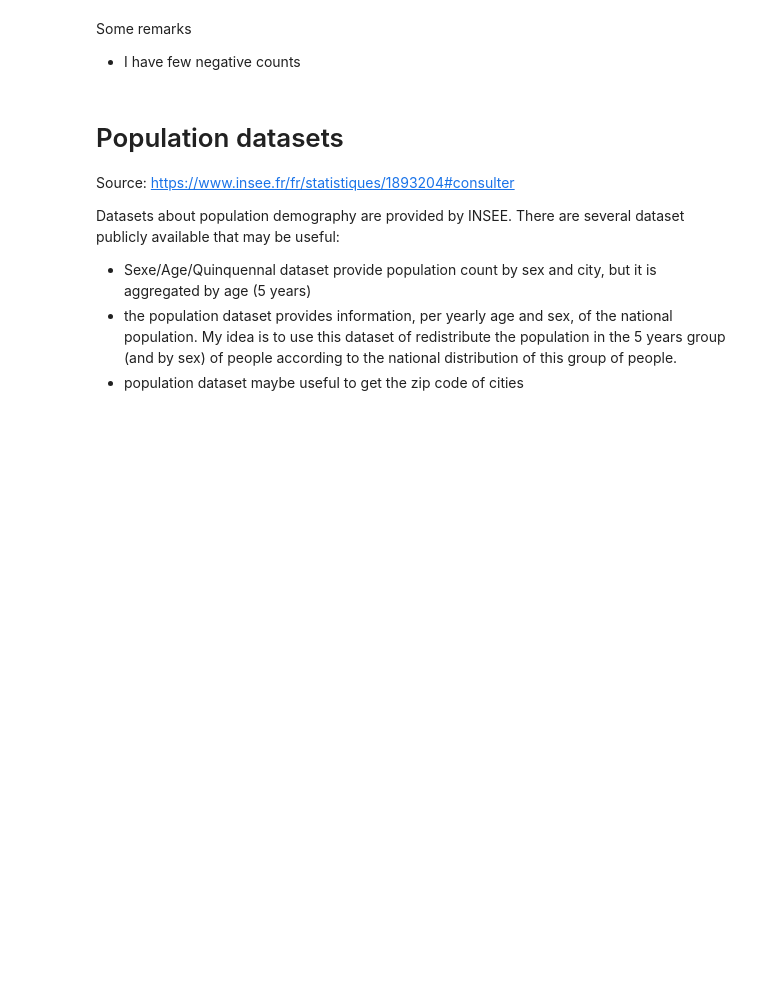
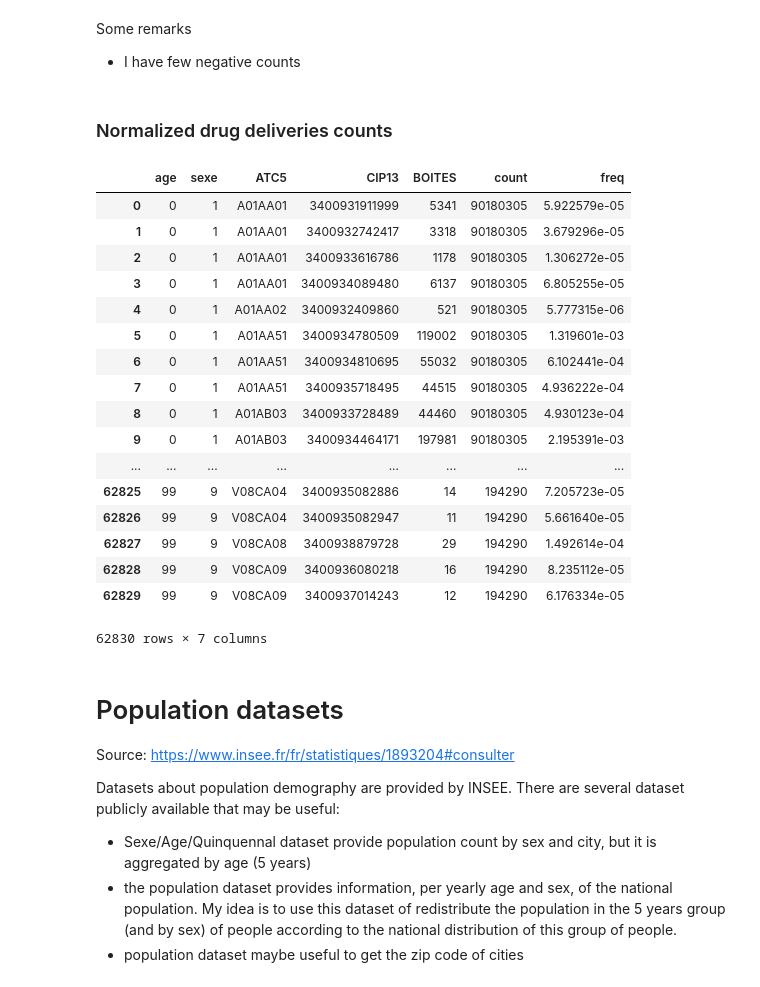
Before and after one commit to tguyet/medtrajectory_datagen, a Jupyter notebook: Data_Analysis/Public_Data_Explo.ipynb, the cells around one changed output. Cells and saved outputs as stored; diff of their text form; code cells hidden in the pictures; blank space fills up the shorter version.

```diff
--- a/Data_Analysis/Public_Data_Explo.ipynb
+++ b/Data_Analysis/Public_Data_Explo.ipynb
@@ -105,8 +105,8 @@ except:
     pass
 
 ## The following lines keep only the meaningful dimensions
-df=data.groupby(["age","sexe","ATC5","CIP13"]).agg({"BOITES":["sum"]}) #compute a group object
-df = df.reset_index() #transform the group object into a dataframe
-df.columns = df.columns.get_level_values(0)
-print("Number of lines: %d"%len(df))
+drugs=data.groupby(["age","sexe","ATC5","CIP13"]).agg({"BOITES":["sum"]}) #compute a group object
+drugs = drugs.reset_index() #transform the group object into a dataframe
+drugs.columns = drugs.columns.get_level_values(0)
+print("Number of lines: %d"%len(drugs))
 # %% [output]
@@ -136,6 +136,41 @@ df.sort_values( by=["BOITES"], ascending=False )
 # %% [markdown]
 Some remarks
 - I have few negative counts
+# %% [markdown]
+### Normalized drug deliveries counts
+# %%
+# Remove negative counts
+drugs=drugs[drugs['BOITES']>0]
+
+#Evaluated the totals of drug deliveries per age and per sex
+drugcounts=drugs.groupby(["age","sexe"]).agg({"BOITES":["sum"]})
+drugcounts = drugcounts.reset_index() #transform the group object into a dataframe
+drugcounts.columns = drugcounts.columns.get_level_values(0)
+drugcounts.rename( columns={'BOITES':'count'}, inplace=True)
+# %%
+# We now compute the frequency of the deliveries for each drug per group of sex and age
+drug_freq=pd.merge(drugs,drugcounts,how='left', on=['age','sexe'])
+drug_freq['freq']=drug_freq['BOITES']/drug_freq['count']
+drug_freq
+# %% [output]
+|  | age | sexe | ATC5 | CIP13 | BOITES | count | freq |
+| 0 | 0 | 1 | A01AA01 | 3400931911999 | 5341 | 90180305 | 5.922579e-05 |
+| 1 | 0 | 1 | A01AA01 | 3400932742417 | 3318 | 90180305 | 3.679296e-05 |
+| 2 | 0 | 1 | A01AA01 | 3400933616786 | 1178 | 90180305 | 1.306272e-05 |
+| 3 | 0 | 1 | A01AA01 | 3400934089480 | 6137 | 90180305 | 6.805255e-05 |
+| 4 | 0 | 1 | A01AA02 | 3400932409860 | 521 | 90180305 | 5.777315e-06 |
+| 5 | 0 | 1 | A01AA51 | 3400934780509 | 119002 | 90180305 | 1.319601e-03 |
+| 6 | 0 | 1 | A01AA51 | 3400934810695 | 55032 | 90180305 | 6.102441e-04 |
+| 7 | 0 | 1 | A01AA51 | 3400935718495 | 44515 | 90180305 | 4.936222e-04 |
+| 8 | 0 | 1 | A01AB03 | 3400933728489 | 44460 | 90180305 | 4.930123e-04 |
+| 9 | 0 | 1 | A01AB03 | 3400934464171 | 197981 | 90180305 | 2.195391e-03 |
+| ... | ... | ... | ... | ... | ... | ... | ... |
+| 62825 | 99 | 9 | V08CA04 | 3400935082886 | 14 | 194290 | 7.205723e-05 |
+| 62826 | 99 | 9 | V08CA04 | 3400935082947 | 11 | 194290 | 5.661640e-05 |
+| 62827 | 99 | 9 | V08CA08 | 3400938879728 | 29 | 194290 | 1.492614e-04 |
+| 62828 | 99 | 9 | V08CA09 | 3400936080218 | 16 | 194290 | 8.235112e-05 |
+| 62829 | 99 | 9 | V08CA09 | 3400937014243 | 12 | 194290 | 6.176334e-05 |
+62830 rows × 7 columns
 # %% [markdown]
 # Population datasets
 
```
Also changed, not shown: parts of 11 cells of this notebook.
